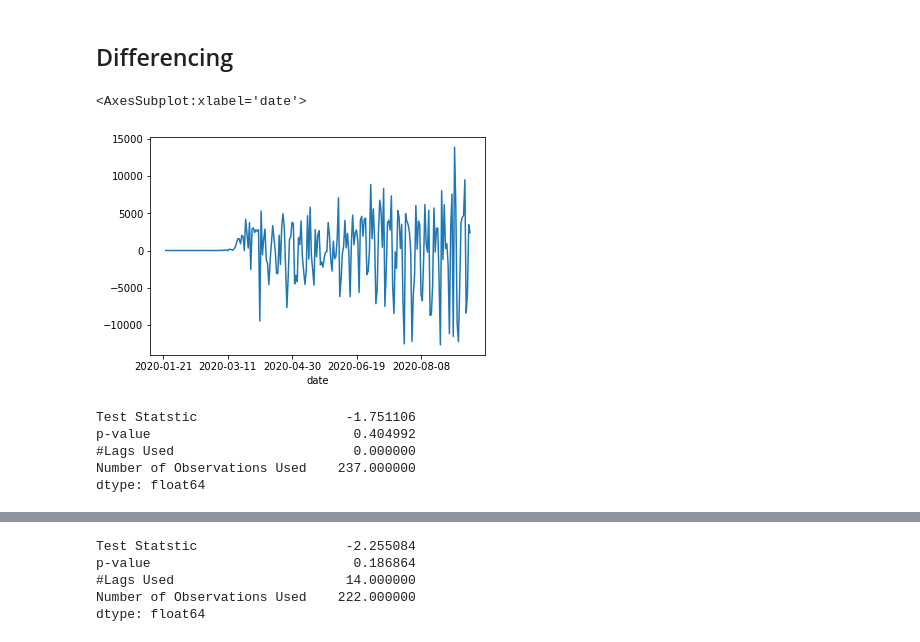
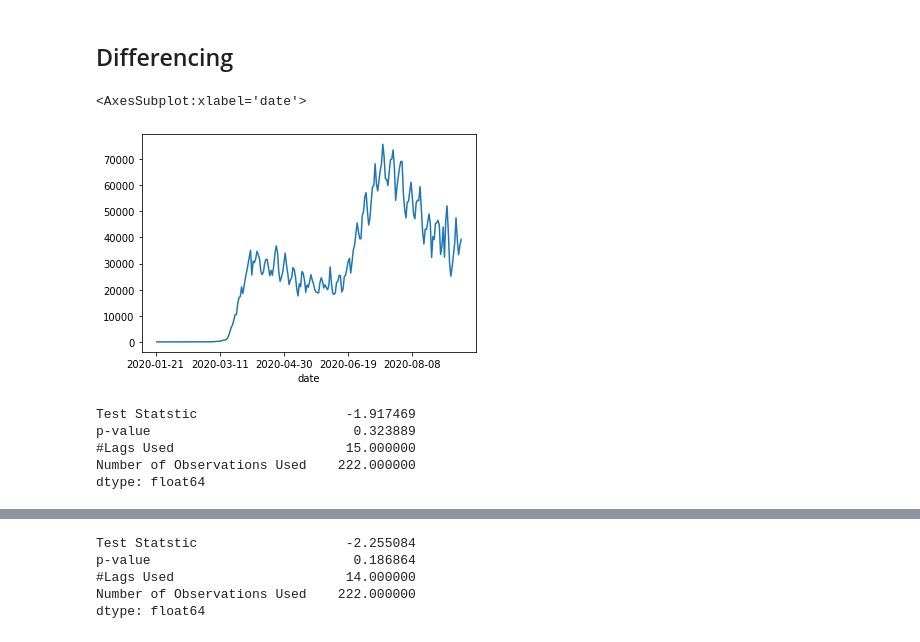
Before and after one commit to jagan-singh/covid-forecasting, a Jupyter notebook: cases.ipynb, the cells around one changed output, grey strips where cells are left out. Drawn from its saved outputs; the diff is of its cells as text; code cells hidden in the pictures.

```diff
--- a/cases.ipynb
+++ b/cases.ipynb
@@ -66,19 +67,18 @@ plot_pacf(df_us['cases'], alpha = 0.05)
 ## Differencing
 # %%
 df_us['cases_diff'] = df_us['cases'] - df_us['cases'].shift(1)
-df_us['cases_diff_diff'] = df_us['cases_diff'] - df_us['cases_diff'].shift(1)
 # %%
-df_us['cases_diff_diff'].plot()
+df_us['cases_diff'].plot()
 # %% [output]
 <AxesSubplot:xlabel='date'>
-[figure, old version]
+[figure, new version]
 # %%
 test = adfuller(df_us['cases_diff'].dropna())
 test_cases_diff = pd.Series(test[0:4], index = ['Test Statstic', 'p-value', '#Lags Used', 'Number of Observations Used'])
 print(test_cases_diff)
 # %% [output]
-Test Statstic                   -1.751106
-p-value                          0.404992
-#Lags Used                       0.000000
-Number of Observations Used    237.000000
+Test Statstic                   -1.917469
+p-value                          0.323889
+#Lags Used                      15.000000
+Number of Observations Used    222.000000
 dtype: float64
```
Also changed, not shown: parts of 16 cells of this notebook, 1 other file.
